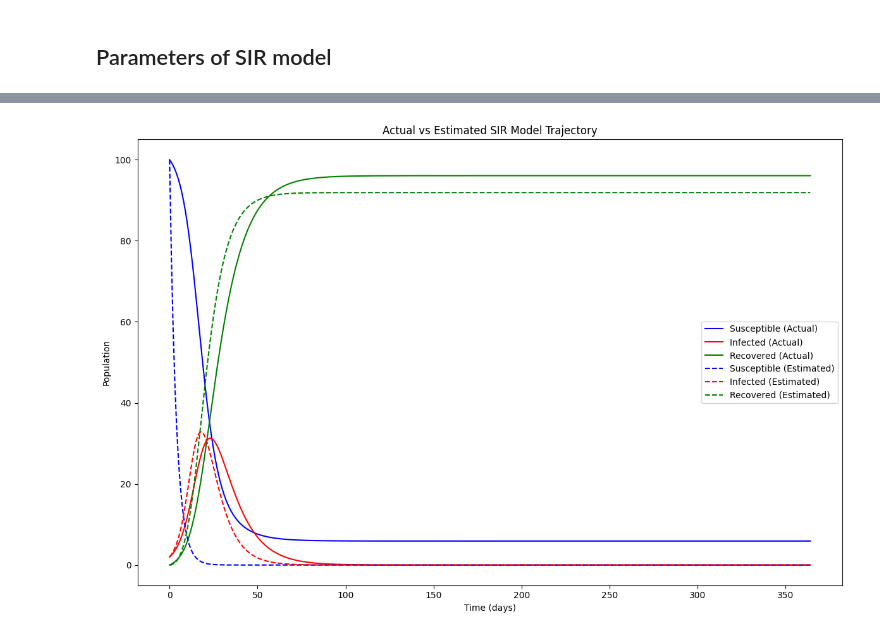
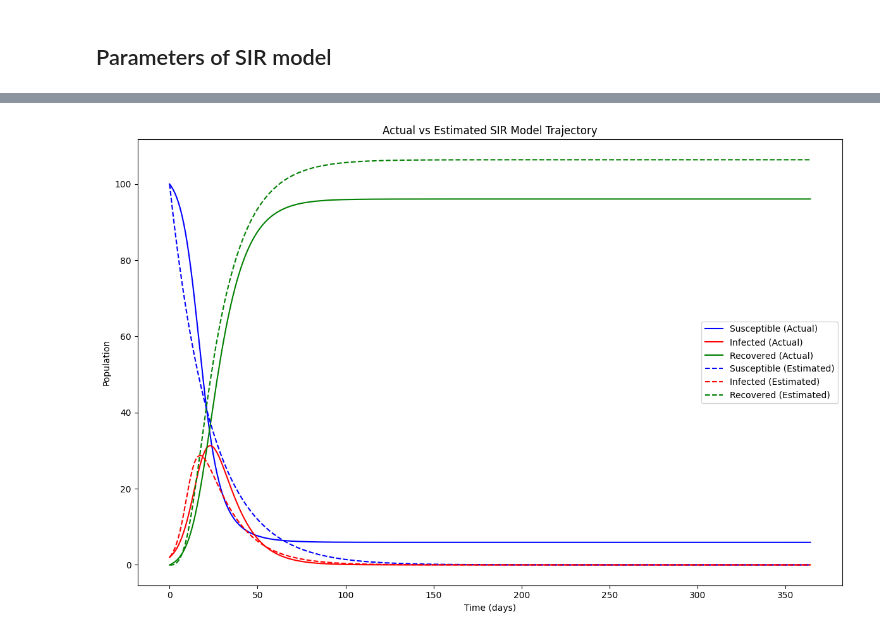
Before and after one commit to CassandraDurr/EpiDynaX, a Jupyter notebook: epidynax/odeformer_experiment.ipynb, the cells around one changed output, grey strips where cells are left out. Saved outputs shown, nothing was run; the diff lists cells and outputs as text; code cells hidden in the pictures.

Commit message:
Experiment increasing beam size and changing temperature

```diff
--- a/epidynax/odeformer_experiment.ipynb
+++ b/epidynax/odeformer_experiment.ipynb
@@ -37,0 +42,12 @@ trajectory_prop = np.stack([S_prop, I_prop, R_prop], axis=1)
+# %%
+# Load the pre-trained model
+
+# class Params:
+#     def __init__(self):
+#         self.init_scale = N
+#         self.time_range = days
+
+# params = Params()
+# Adding the params to the dstr object results in an additional ODE being generated?
+
+dstr = get_odeformer_model(beam_temperature=beam_temperature, beam_size=beam_size)
@@ -38,18 +57,4 @@ trajectory_prop = np.stack([S_prop, I_prop, R_prop], axis=1)
 # %%
-# Load the pre-trained model
-
-# class Params:
-#     def __init__(self):
-#         self.init_scale = N
-#         self.time_range = days
-
-# params = Params()
-# Adding the params to the dstr object results in an additional ODE being generated?
-
-dstr = SymbolicTransformerRegressor(from_pretrained=True, rescale=True)
-model_args = {'beam_size':50, 'beam_temperature':0.1}
-dstr.set_model_args(model_args)
-
 # Fit the model to the trajectory data for population size
 candidates = dstr.fit(times, trajectory)
 dstr.print(n_predictions=1) # Return the best symbolic expression - increase to see other candidates
@@ -87,21 +90,8 @@ print(mean_squared_error(trajectory, pred_trajectory))
 # %%
-plt.figure(figsize=(12, 8))
-# Actuals
-plt.plot(times, S, label='Susceptible (Actual)', color='blue')
-plt.plot(times, I, label='Infected (Actual)', color='red')
-plt.plot(times, R, label='Recovered (Actual)', color = 'green')
-# Estimates
-plt.plot(times, pred_trajectory[:,0], label='Susceptible (Estimated)', color='blue', linestyle='dashed')
-plt.plot(times, pred_trajectory[:,1], label='Infected (Estimated)', color='red', linestyle='dashed')
-plt.plot(times, pred_trajectory[:,2], label='Recovered (Estimated)', color = 'green', linestyle='dashed')
-plt.xlabel('Time (days)')
-plt.ylabel('Population')
-plt.title('Actual vs Estimated SIR Model Trajectory')
-plt.legend()
-plt.tight_layout()
-plt.show()
+fig = plot_actual_vs_estimated_trajectory(times, trajectory, pred_trajectory)
+fig.show()
 # %% [output]
-[figure, old version]
+[figure, new version]
 # %%
 # Check if the total population is conserved
 plt.figure(figsize=(12, 8))
```
Also changed, not shown: parts of 17 cells of this notebook, 1 other file.
